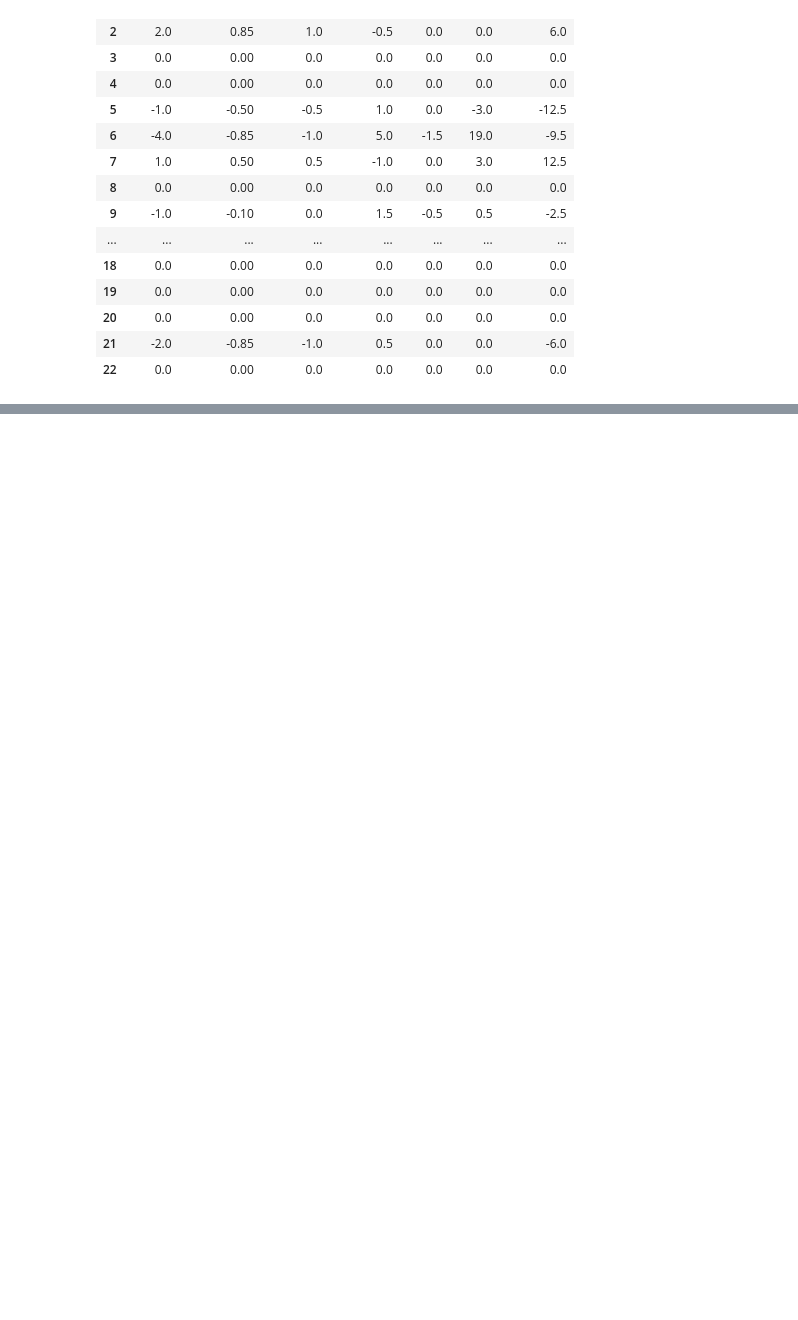
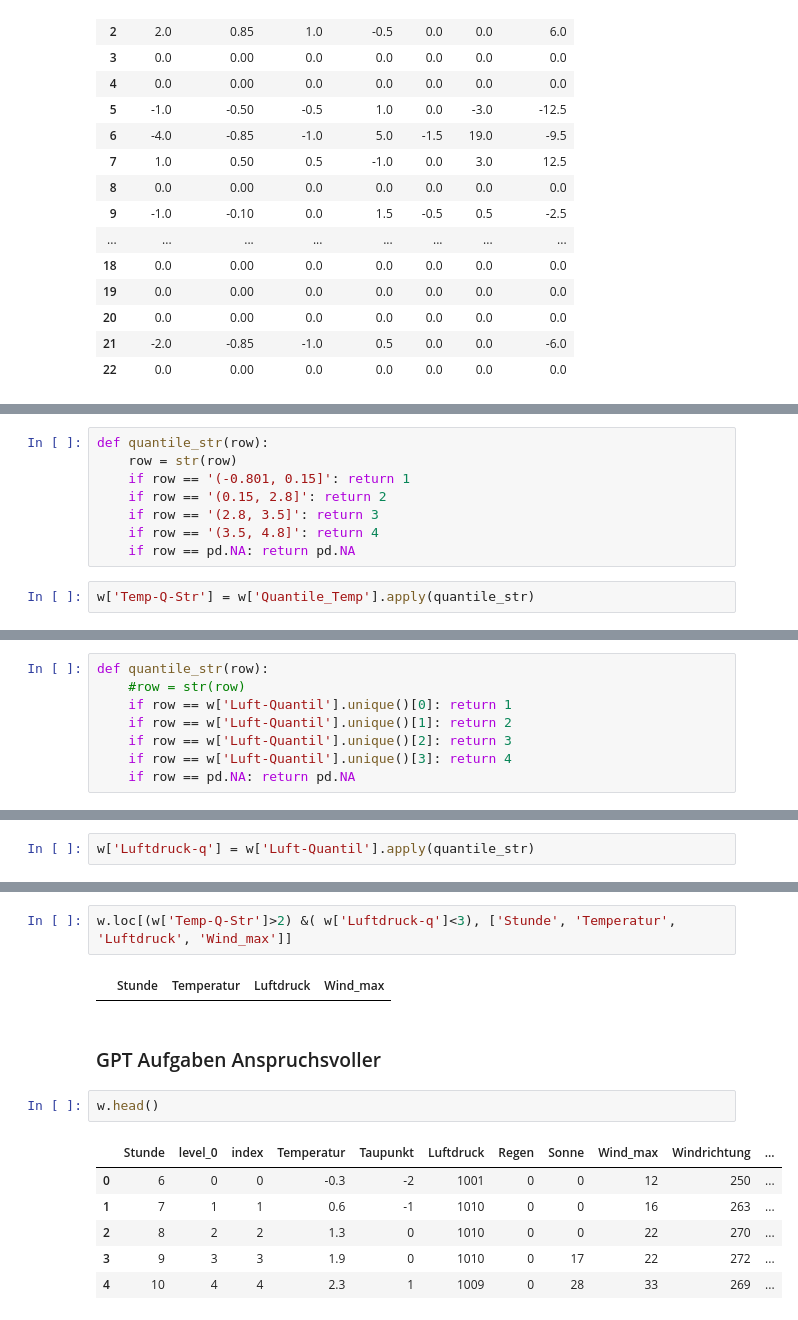
Before and after one commit to OOS-Team/DsKi_DataPreparation, a Jupyter notebook: WdhAufgaben/A1-3.ipynb, the cells around one changed output, grey strips where cells are left out. Drawn from its saved outputs; the diff is of its cells as text; blank space fills up the shorter version.

```diff
--- a/WdhAufgaben/A1-3.ipynb
+++ b/WdhAufgaben/A1-3.ipynb
@@ -472,0 +486,10 @@ w.groupby(by='Windrichtung').transform(lambda x: x-x.mean())
+# %%
+def quantile_str(row):
+    row = str(row)
+    if row == '(-0.801, 0.15]': return 1
+    if row == '(0.15, 2.8]': return 2
+    if row == '(2.8, 3.5]': return 3
+    if row == '(3.5, 4.8]': return 4
+    if row == pd.NA: return pd.NA
+# %%
+w['Temp-Q-Str'] = w['Quantile_Temp'].apply(quantile_str)
@@ -472,0 +534,8 @@ w.groupby(by='Windrichtung').transform(lambda x: x-x.mean())
+# %%
+def quantile_str(row):
+    #row = str(row)
+    if row == w['Luft-Quantil'].unique()[0]: return 1
+    if row == w['Luft-Quantil'].unique()[1]: return 2
+    if row == w['Luft-Quantil'].unique()[2]: return 3
+    if row == w['Luft-Quantil'].unique()[3]: return 4
+    if row == pd.NA: return pd.NA
@@ -472,0 +551,2 @@ w.groupby(by='Windrichtung').transform(lambda x: x-x.mean())
+# %%
+w['Luftdruck-q'] = w['Luft-Quantil'].apply(quantile_str)
@@ -472,0 +562,15 @@ w.groupby(by='Windrichtung').transform(lambda x: x-x.mean())
+# %%
+w.loc[(w['Temp-Q-Str']>2) &( w['Luftdruck-q']<3), ['Stunde', 'Temperatur', 'Luftdruck', 'Wind_max']]
+# %% [output]
+|  | Stunde | Temperatur | Luftdruck | Wind_max |
+# %% [markdown]
+### GPT Aufgaben Anspruchsvoller
+# %%
+w.head()
+# %% [output]
+|  | Stunde | level_0 | index | Temperatur | Taupunkt | Luftdruck | Regen | Sonne | Wind_max | Windrichtung | ... |
+| 0 | 6 | 0 | 0 | -0.3 | -2 | 1001 | 0 | 0 | 12 | 250 | ... |
+| 1 | 7 | 1 | 1 | 0.6 | -1 | 1010 | 0 | 0 | 16 | 263 | ... |
+| 2 | 8 | 2 | 2 | 1.3 | 0 | 1010 | 0 | 0 | 22 | 270 | ... |
+| 3 | 9 | 3 | 3 | 1.9 | 0 | 1010 | 0 | 17 | 22 | 272 | ... |
+| 4 | 10 | 4 | 4 | 2.3 | 1 | 1009 | 0 | 28 | 33 | 269 | ... |
```
Also changed, not shown: parts of 20 cells of this notebook, 3 other files.
